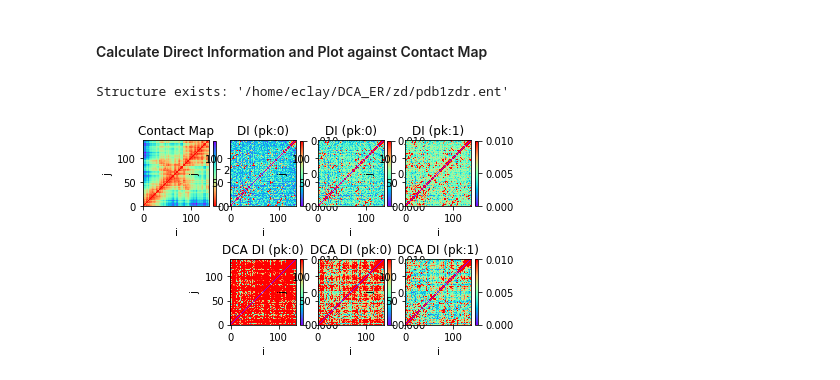
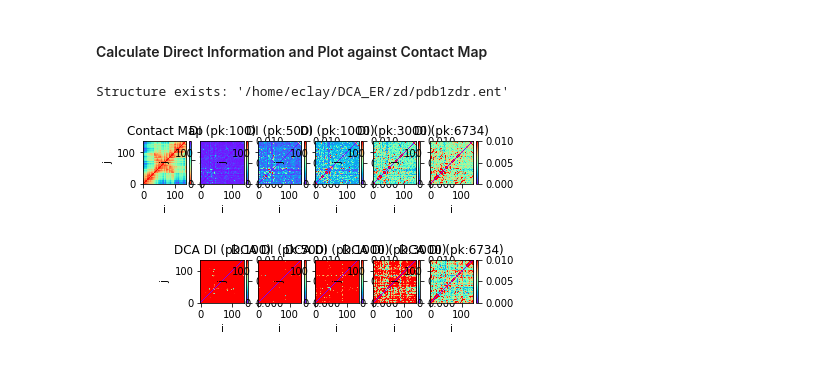
Before and after one commit to evancresswell/DCA_ER_old, a Jupyter notebook: dca_ER_Sensitivity.ipynb, the cells around one changed output. Saved outputs shown, nothing was run; the diff lists cells and outputs as text; code cells hidden in the pictures.

Commit message:
Sensitivity plot completed,using 100,200,500,1000, and 3000 samples. Next: Implement distance constraint

```diff
--- a/dca_ER_Sensitivity.ipynb
+++ b/dca_ER_Sensitivity.ipynb
@@ -139,15 +152,3 @@ s0s[2] shape:  (6734, 137)
 [interactive output not drawn]
 # %% [markdown]
 #### Generate OneHot Encoded Sequence (s0 &rightarrow; s)
-# %%
-onehot_encoder = OneHotEncoder(sparse=False,categories='auto')
-# s is OneHot encoder format, s0 is original sequnce matrix
-s_onehot = []
-for s0 in s0s:
-    s_onehot.append(onehot_encoder.fit_transform(s0))
-#print("Amino Acid sequence Matrix\n",s0)
-#print("OneHot sequence Matrix\n",s)
-#print("An individual element of the OneHot sequence Matrix (size:",
-#      s.shape,") --> ",s[0], " has length ",s[0].shape)
-print(s_onehot)
-tools.hide_toggle()
@@ -178,7 +158,19 @@ tools.hide_toggle()
 # %%
 dis = []
 
+
 for ii, s in enumerate(s_onehot):
+    # number of positions
+    n_var = s0s[ii].shape[1]
+    print("Shape of s0 " ,s0s[ii].shape )
+
+    # number of aminoacids at each position
+    mx = np.array([len(np.unique(s0s[ii][:,i])) for i in range(n_var)])
+    #mx = np.array([m for i in range(n_var)])
+
+    mx_cumsum = np.insert(mx.cumsum(),0,0)
+    i1i2 = np.stack([mx_cumsum[:-1],mx_cumsum[1:]]).T
+
     # Define wight matrix with variable for each possible amino acid at each sequence position
     w = np.zeros((mx.sum(),mx.sum()))
     h0 = np.zeros(mx.sum())
@@ -224,6 +216,9 @@ for ii, s in enumerate(s_onehot):
 
     # Calculate Direct Information from infered weights and Original Sequence Data
     dis.append(direct_info(s0s[ii],w))
+    #di = direct_info(s0s[ii],w)
+    #dis_DCA.append(distance_restr(di,s_index))
+
 
 tools.hide_toggle()
 # %% [output]
@@ -251,35 +255,35 @@ ct = tools.contact_map(pdb,ipdb,cols_removed,s_index)
 #DCA_di_distal = distance_restr(DCA_di,s_index)
 
 # Plot Contact Map and Direct Information
 plt.subplot2grid((2,len(dis)+1),(0,0))
 plt.title('Contact Map')
 plt.imshow(ct,cmap='rainbow_r',origin='lower')
 plt.xlabel('i')
 plt.ylabel('j')
 plt.colorbar(fraction=0.045,pad=0.05)
 for kk, di in enumerate(dis):
     plt.subplot2grid((2,len(dis)+1),(0,1+kk))
-    plt.title('DI (pk:%d)'%percent_keep[kk])
+    plt.title('DI (pk:%d)'%seq_keep[kk])
     plt.imshow(di,cmap='rainbow',origin='lower')
     plt.xlabel('i')
     plt.ylabel('j')
     plt.clim(0,0.01)
     plt.colorbar(fraction=0.045, pad=0.05)
 
     plt.subplot2grid((2,len(dis)+1),(1,1+kk))
-    plt.title('DCA DI (pk:%d)'%percent_keep[kk])
+    plt.title('DCA DI (pk:%d)'%seq_keep[kk])
     plt.imshow(dis_DCA[kk],cmap='rainbow',origin='lower')
     plt.xlabel('i')
     plt.ylabel('j')
     plt.clim(0,0.01)
     plt.colorbar(fraction=0.045, pad=0.05)
 
 #plt.tight_layout(h_pad=1, w_pad=1.5)
 plt.show()
 
 tools.hide_toggle()
 # %% [output]
 Structure exists: '/home/eclay/DCA_ER/zd/pdb1zdr.ent'
-[figure, old version]
+[figure, new version]
 [interactive output not drawn]
 # %%
```
Also changed, not shown: parts of 6 cells of this notebook.
